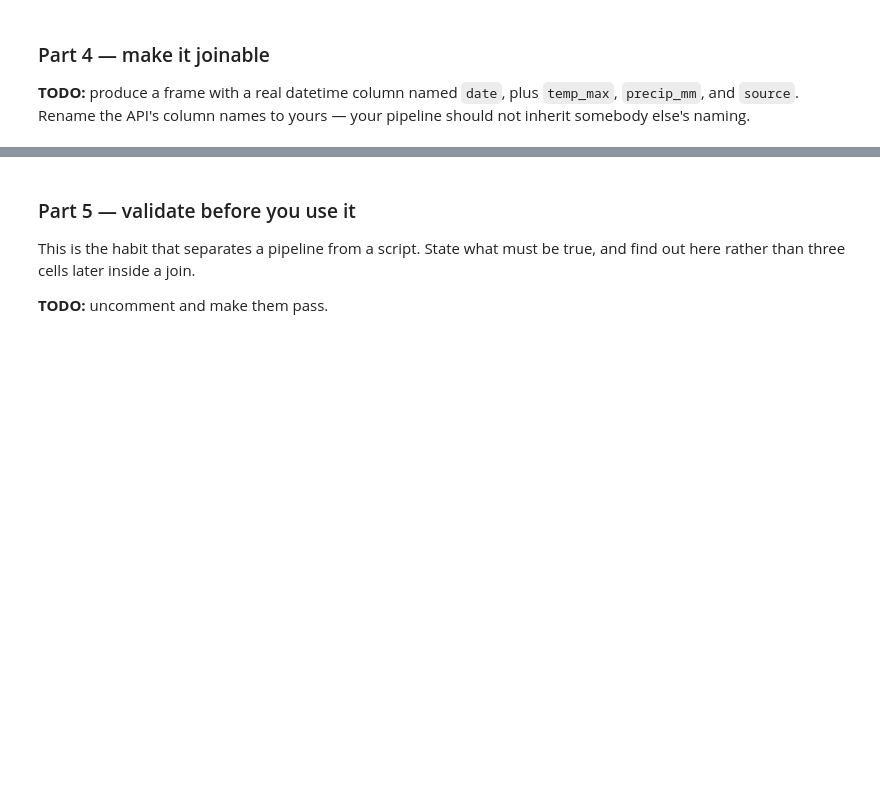
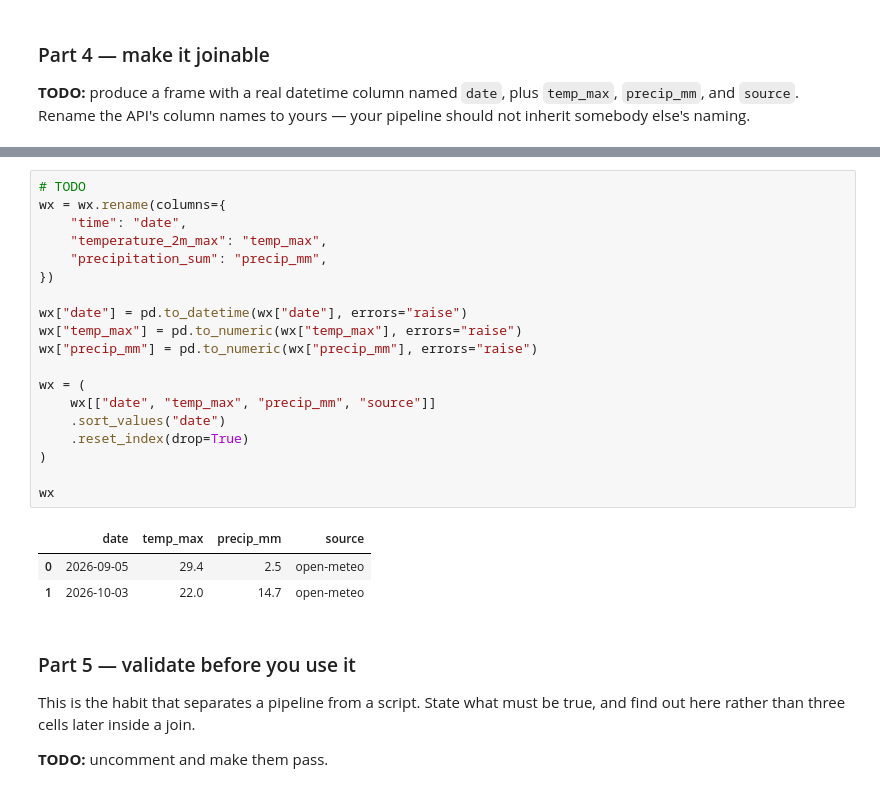
Before and after one commit to yilinw762/ds2002-fa26, a Jupyter notebook: notebooks/04-json-apis/2026_10_09_—_Public_API_to_Clean_Table_—_Lab.ipynb, the cells around one changed output, grey strips where cells are left out. Cells and saved outputs as stored; diff of their text form; blank space fills up the shorter version.

```diff
--- a/notebooks/04-json-apis/2026_10_09_—_Public_API_to_Clean_Table_—_Lab.ipynb
+++ b/notebooks/04-json-apis/2026_10_09_—_Public_API_to_Clean_Table_—_Lab.ipynb
@@ -75,3 +122,26 @@ FALLBACK = pd.DataFrame({
+# %%
+# TODO
+wx = wx.rename(columns={
+    "time": "date",
+    "temperature_2m_max": "temp_max",
+    "precipitation_sum": "precip_mm",
+})
+
+wx["date"] = pd.to_datetime(wx["date"], errors="raise")
+wx["temp_max"] = pd.to_numeric(wx["temp_max"], errors="raise")
+wx["precip_mm"] = pd.to_numeric(wx["precip_mm"], errors="raise")
+
+wx = (
+    wx[["date", "temp_max", "precip_mm", "source"]]
+    .sort_values("date")
+    .reset_index(drop=True)
+)
+
+wx
+# %% [output]
+|  | date | temp_max | precip_mm | source |
+| 0 | 2026-09-05 | 29.4 | 2.5 | open-meteo |
+| 1 | 2026-10-03 | 22.0 | 14.7 | open-meteo |
 # %% [markdown]
 ### Part 5 — validate before you use it
 
```
Also changed, not shown: parts of 13 cells of this notebook.
